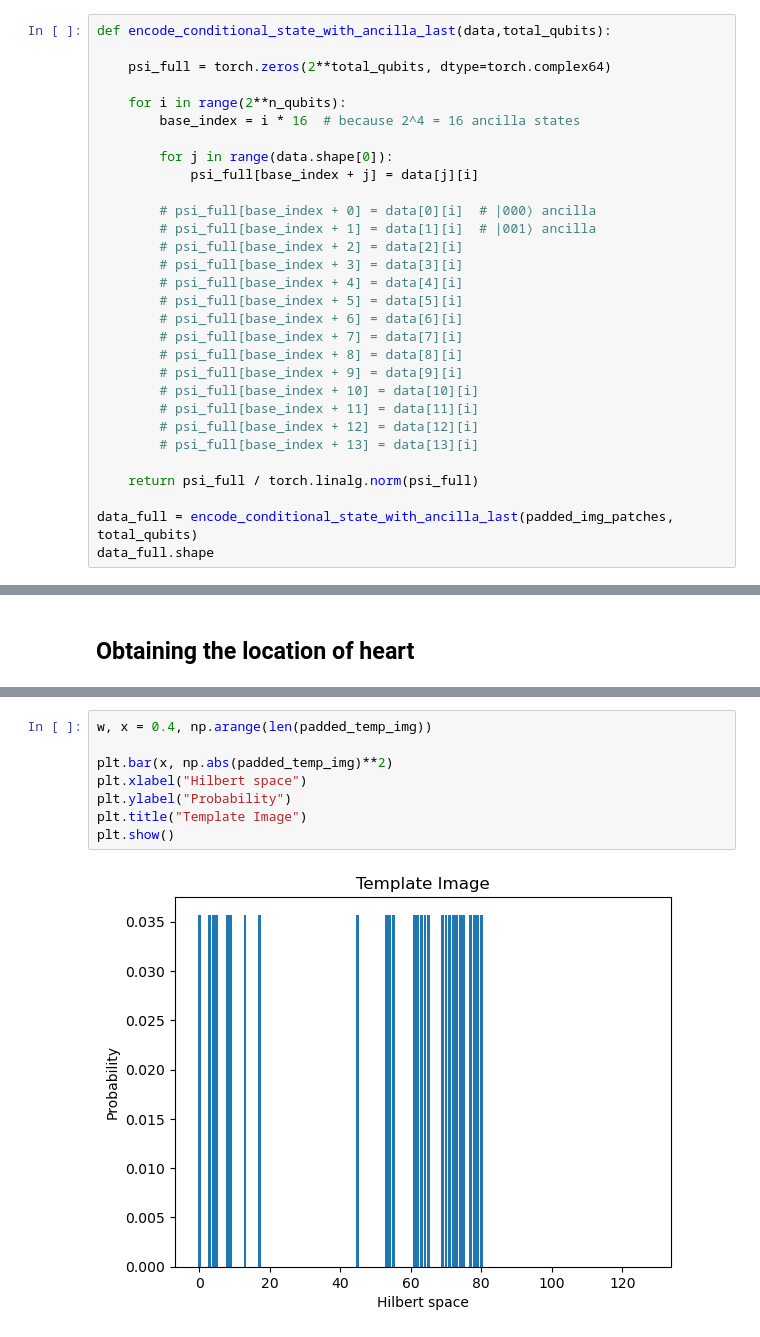
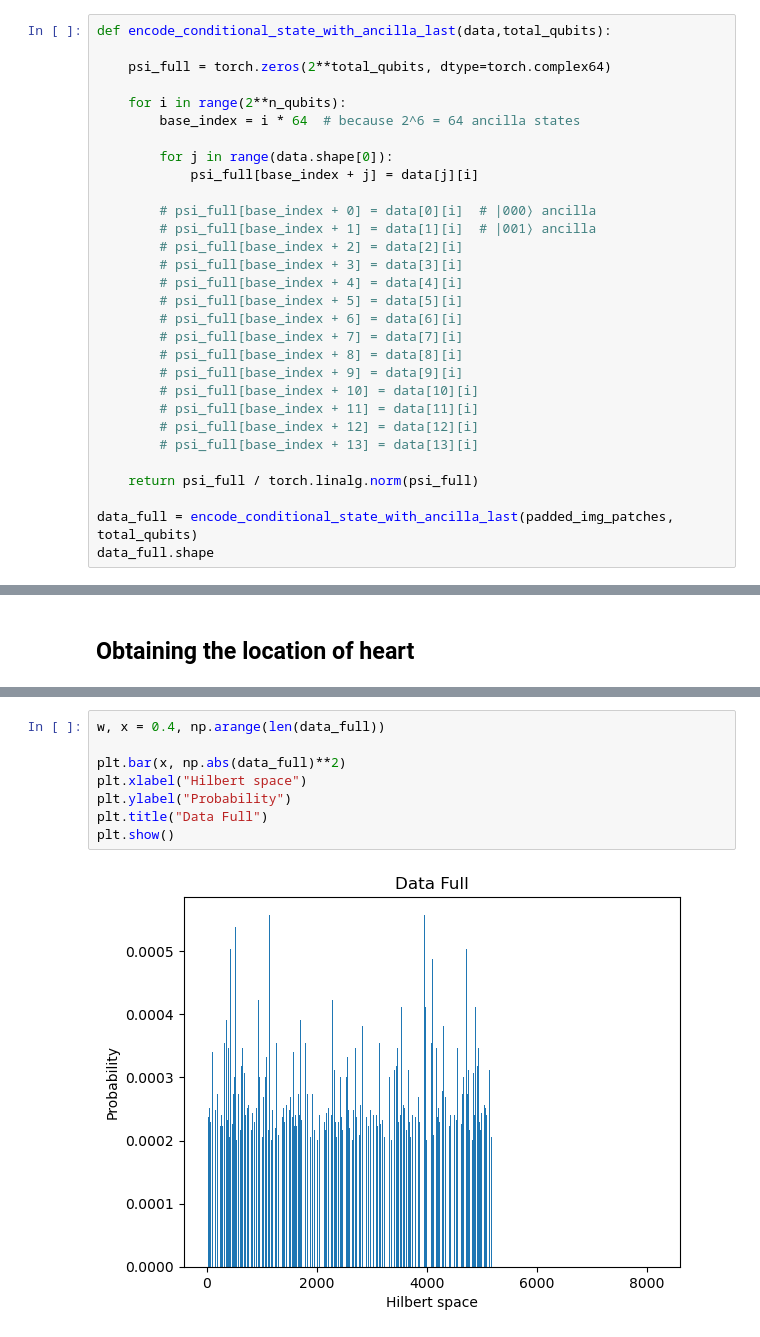
Before and after one commit to Ak-ash22/qcbm_hiwi, a Jupyter notebook: qcbm_project/bars_stripes_cat/pytorch_code_hearts.ipynb, the cells around one changed output, grey strips where cells are left out. Drawn from its saved outputs; the diff is of its cells as text.

```diff
--- a/qcbm_project/bars_stripes_cat/pytorch_code_hearts.ipynb
+++ b/qcbm_project/bars_stripes_cat/pytorch_code_hearts.ipynb
@@ -113,7 +113,7 @@ def encode_conditional_state_with_ancilla_last(data,total_qubits):
     psi_full = torch.zeros(2**total_qubits, dtype=torch.complex64)
 
     for i in range(2**n_qubits):
-        base_index = i * 16  # because 2^4 = 16 ancilla states
+        base_index = i * 64  # because 2^6 = 64 ancilla states
 
         for j in range(data.shape[0]):
             psi_full[base_index + j] = data[j][i]
@@ -473,10 +462,10 @@ plt.show()
 # %%
-w, x = 0.4, np.arange(len(padded_temp_img))
+w, x = 0.4, np.arange(len(data_full))
 
-plt.bar(x, np.abs(padded_temp_img)**2)
+plt.bar(x, np.abs(data_full)**2)
 plt.xlabel("Hilbert space")
 plt.ylabel("Probability")
-plt.title("Template Image")
+plt.title("Data Full")
 plt.show()
 # %% [output]
-[figure, old version]
+[figure, new version]
```
Also changed, not shown: parts of 11 cells of this notebook.
